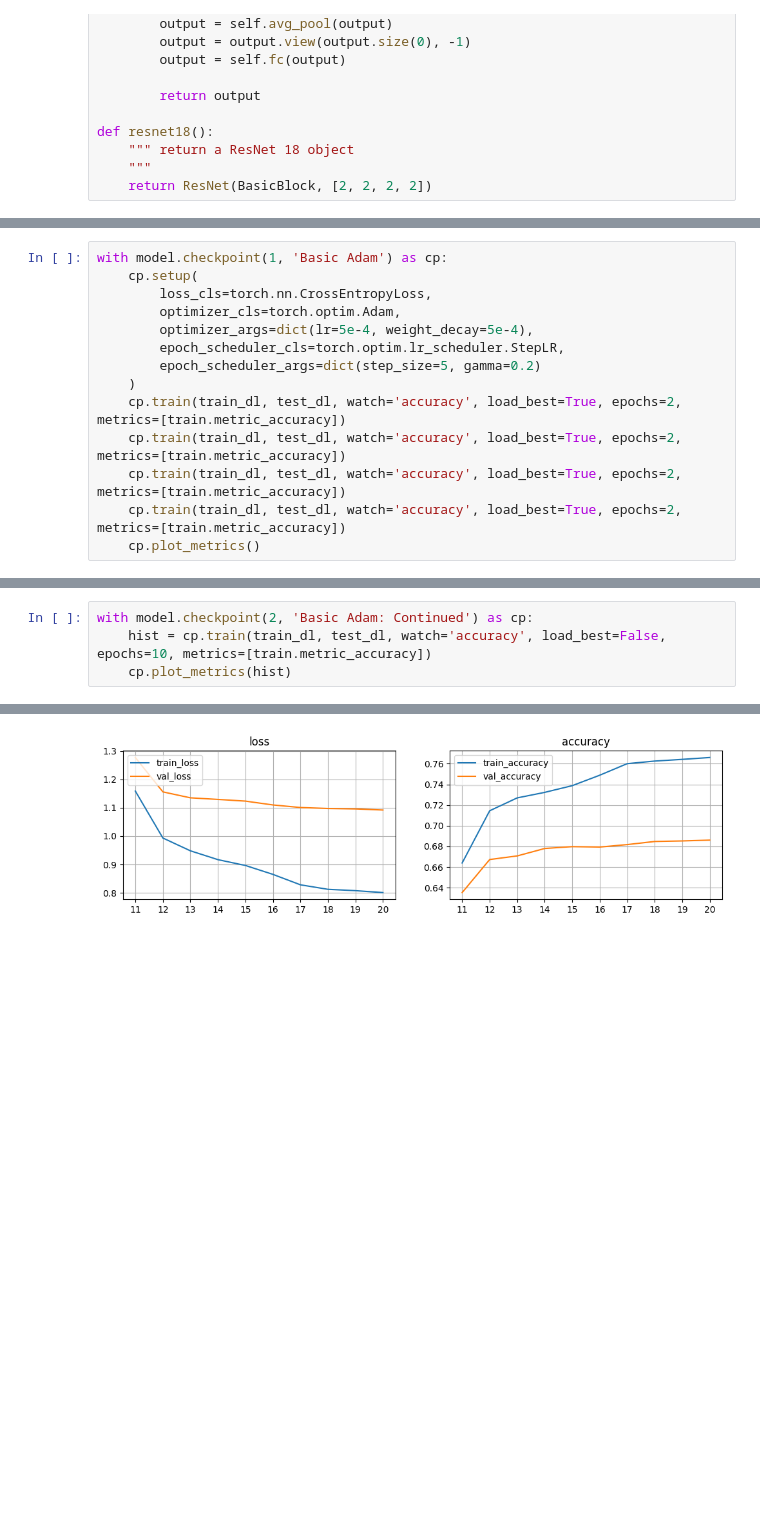
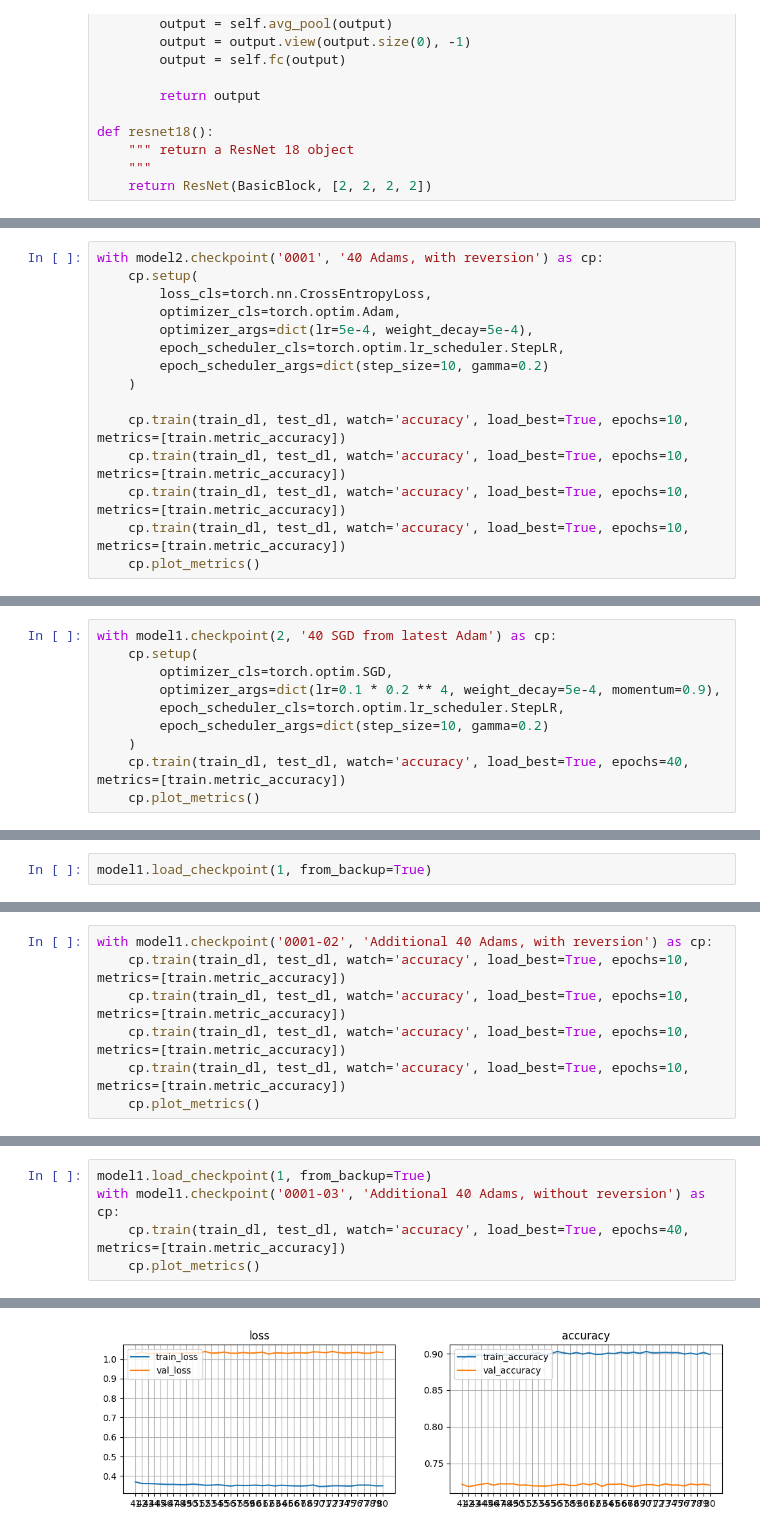
Before and after one commit to vaharoni/cv-sprint, a Jupyter notebook: models/05-resnet-03.ipynb, the cells around one changed output, grey strips where cells are left out. Cells and saved outputs as stored; diff of their text form; blank space fills up the shorter version.

```diff
--- a/models/05-resnet-03.ipynb
+++ b/models/05-resnet-03.ipynb
@@ -147,15 +224,16 @@ Trainable params: 11.2 M. Untrainable params: 0.00. Buffers: 6.00 k.
 # %%
-with model.checkpoint(1, 'Basic Adam') as cp:
+with model2.checkpoint('0001', '40 Adams, with reversion') as cp:
     cp.setup(
         loss_cls=torch.nn.CrossEntropyLoss,
         optimizer_cls=torch.optim.Adam,
         optimizer_args=dict(lr=5e-4, weight_decay=5e-4),
         epoch_scheduler_cls=torch.optim.lr_scheduler.StepLR,
-        epoch_scheduler_args=dict(step_size=5, gamma=0.2)
+        epoch_scheduler_args=dict(step_size=10, gamma=0.2)
     )
-    cp.train(train_dl, test_dl, watch='accuracy', load_best=True, epochs=2, metrics=[train.metric_accuracy])
-    cp.train(train_dl, test_dl, watch='accuracy', load_best=True, epochs=2, metrics=[train.metric_accuracy])
-    cp.train(train_dl, test_dl, watch='accuracy', load_best=True, epochs=2, metrics=[train.metric_accuracy])
-    cp.train(train_dl, test_dl, watch='accuracy', load_best=True, epochs=2, metrics=[train.metric_accuracy])
+
+    cp.train(train_dl, test_dl, watch='accuracy', load_best=True, epochs=10, metrics=[train.metric_accuracy])
+    cp.train(train_dl, test_dl, watch='accuracy', load_best=True, epochs=10, metrics=[train.metric_accuracy])
+    cp.train(train_dl, test_dl, watch='accuracy', load_best=True, epochs=10, metrics=[train.metric_accuracy])
+    cp.train(train_dl, test_dl, watch='accuracy', load_best=True, epochs=10, metrics=[train.metric_accuracy])
     cp.plot_metrics()
 # %% [output]
@@ -179,0 +241,10 @@ Loaded model resnet-18-01 from checkpoint 0001. epoch=8, step=6256. train_loss=1
+# %%
+with model1.checkpoint(2, '40 SGD from latest Adam') as cp:
+    cp.setup(
+        optimizer_cls=torch.optim.SGD,
+        optimizer_args=dict(lr=0.1 * 0.2 ** 4, weight_decay=5e-4, momentum=0.9),
+        epoch_scheduler_cls=torch.optim.lr_scheduler.StepLR,
+        epoch_scheduler_args=dict(step_size=10, gamma=0.2)
+    )
+    cp.train(train_dl, test_dl, watch='accuracy', load_best=True, epochs=40, metrics=[train.metric_accuracy])
+    cp.plot_metrics()
@@ -179,0 +274,2 @@ Loaded model resnet-18-01 from checkpoint 0001. epoch=8, step=6256. train_loss=1
+# %%
+model1.load_checkpoint(1, from_backup=True)
@@ -179,0 +279,7 @@ Loaded model resnet-18-01 from checkpoint 0001. epoch=8, step=6256. train_loss=1
+# %%
+with model1.checkpoint('0001-02', 'Additional 40 Adams, with reversion') as cp:
+    cp.train(train_dl, test_dl, watch='accuracy', load_best=True, epochs=10, metrics=[train.metric_accuracy])
+    cp.train(train_dl, test_dl, watch='accuracy', load_best=True, epochs=10, metrics=[train.metric_accuracy])
+    cp.train(train_dl, test_dl, watch='accuracy', load_best=True, epochs=10, metrics=[train.metric_accuracy])
+    cp.train(train_dl, test_dl, watch='accuracy', load_best=True, epochs=10, metrics=[train.metric_accuracy])
+    cp.plot_metrics()
@@ -180,5 +305,6 @@ Loaded model resnet-18-01 from checkpoint 0001. epoch=8, step=6256. train_loss=1
 # %%
-with model.checkpoint(2, 'Basic Adam: Continued') as cp:
-    hist = cp.train(train_dl, test_dl, watch='accuracy', load_best=False, epochs=10, metrics=[train.metric_accuracy])
-    cp.plot_metrics(hist)
+model1.load_checkpoint(1, from_backup=True)
+with model1.checkpoint('0001-03', 'Additional 40 Adams, without reversion') as cp:
+    cp.train(train_dl, test_dl, watch='accuracy', load_best=True, epochs=40, metrics=[train.metric_accuracy])
+    cp.plot_metrics()
 # %% [output]
@@ -202 +328 @@ Saved model resnet-18-01 checkpoint 0002. epoch=20, step=15640. train_loss=0.800
-[figure, old version]
+[figure, new version]
```
Also changed, not shown: parts of 21 cells of this notebook, 2 other files.
